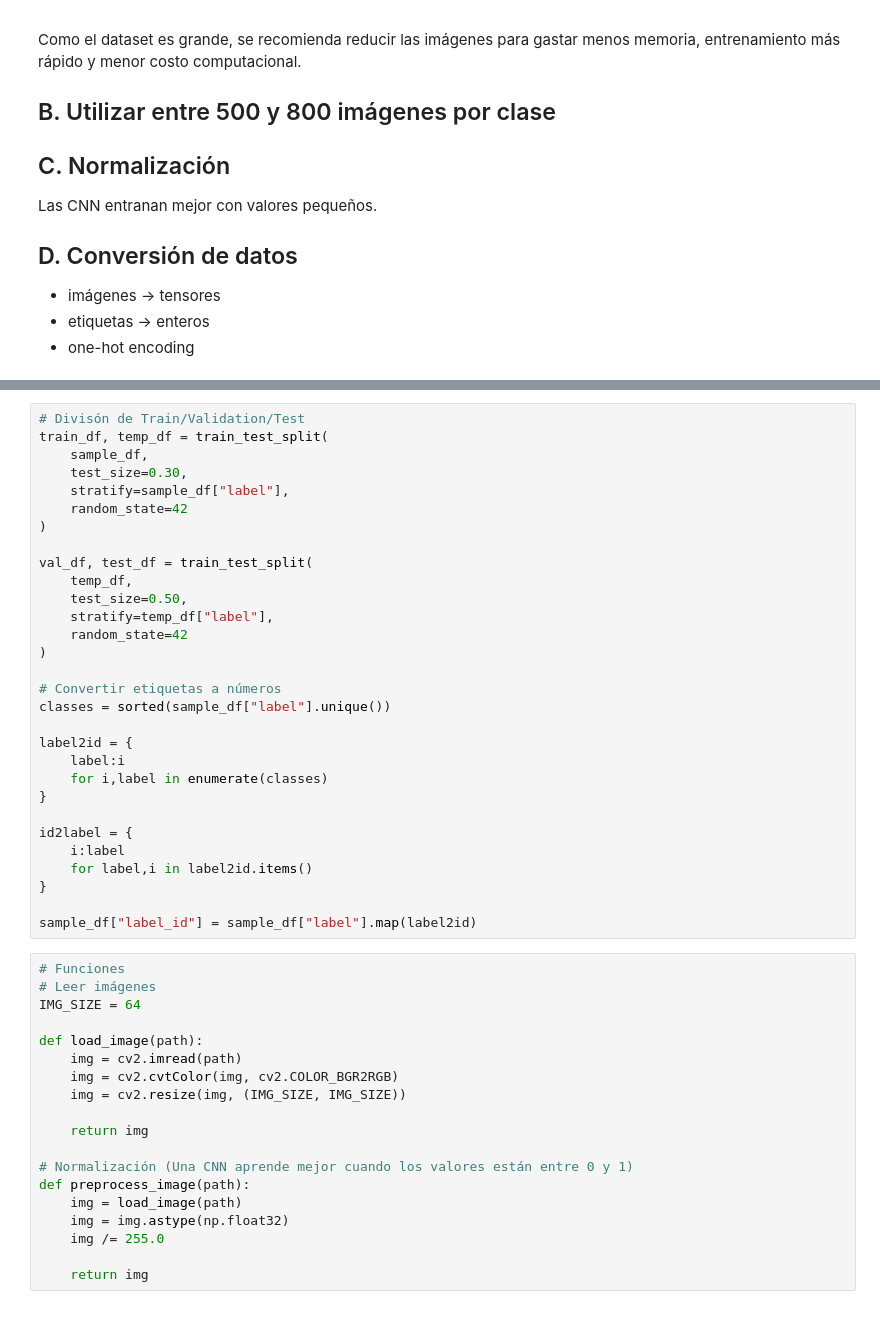
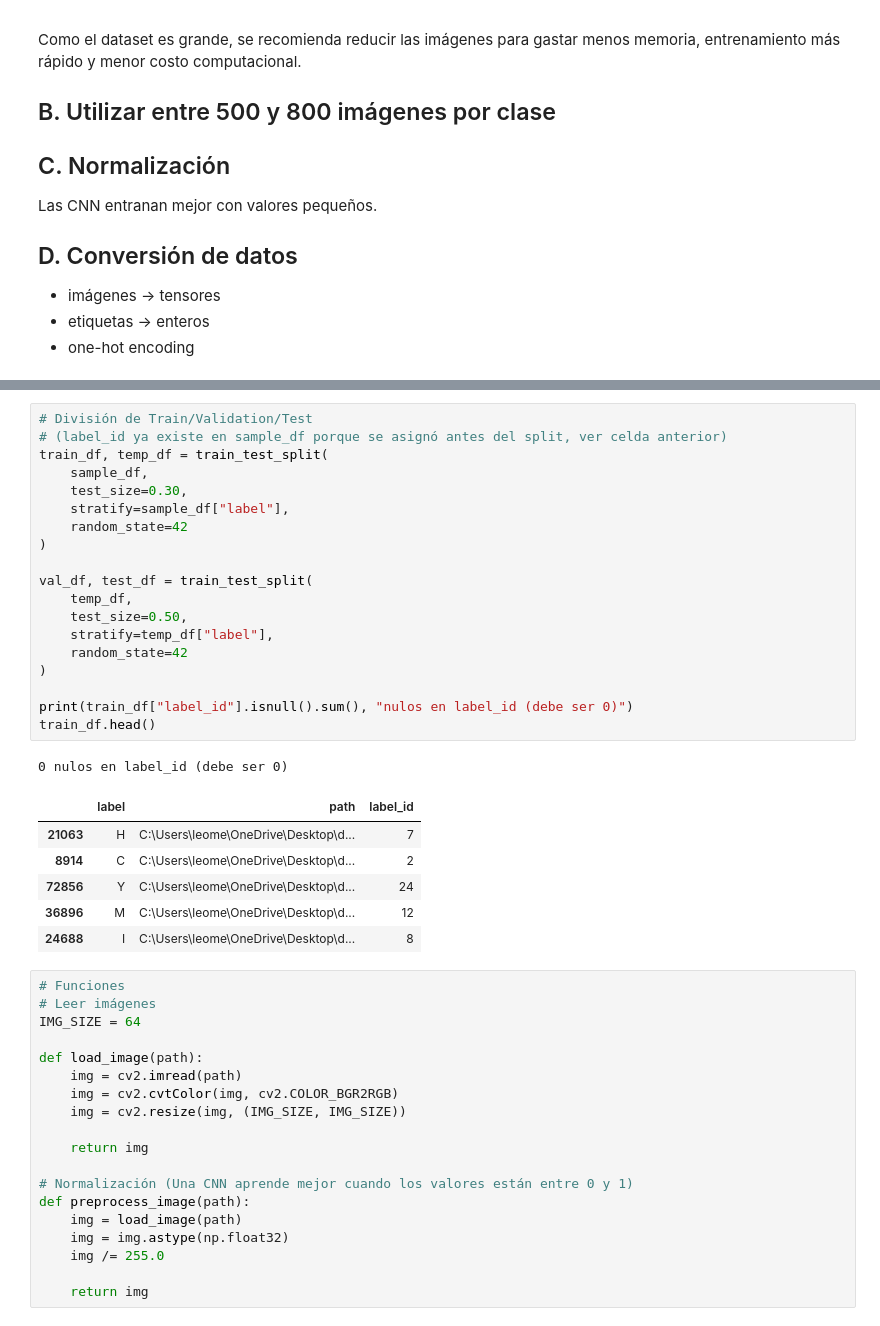
Before and after one commit to tismajo/CC3084-Laboratorio3, a Jupyter notebook: preprocesamiento.ipynb, the cells around one changed output, grey strips where cells are left out. Saved outputs shown, nothing was run; the diff lists cells and outputs as text.

Commit message:
fix(preprocesamiento): asignar label_id antes del split y guardar mapeo de etiquetas

```diff
--- a/preprocesamiento.ipynb
+++ b/preprocesamiento.ipynb
@@ -293,33 +310,30 @@ sample_df.head()
 # %%
-# Divisón de Train/Validation/Test
+# División de Train/Validation/Test
+# (label_id ya existe en sample_df porque se asignó antes del split, ver celda anterior)
 train_df, temp_df = train_test_split(
     sample_df,
     test_size=0.30,
     stratify=sample_df["label"],
     random_state=42
 )
 
 val_df, test_df = train_test_split(
     temp_df,
     test_size=0.50,
     stratify=temp_df["label"],
     random_state=42
 )
 
-# Convertir etiquetas a números
-classes = sorted(sample_df["label"].unique())
-
-label2id = {
-    label:i
-    for i,label in enumerate(classes)
-}
-
-id2label = {
-    i:label
-    for label,i in label2id.items()
-}
-
-sample_df["label_id"] = sample_df["label"].map(label2id)
+print(train_df["label_id"].isnull().sum(), "nulos en label_id (debe ser 0)")
+train_df.head()
+# %% [output]
+0 nulos en label_id (debe ser 0)
+|  | label | path | label_id |
+| 21063 | H | C:\Users\leome\OneDrive\Desktop\d... | 7 |
+| 8914 | C | C:\Users\leome\OneDrive\Desktop\d... | 2 |
+| 72856 | Y | C:\Users\leome\OneDrive\Desktop\d... | 24 |
+| 36896 | M | C:\Users\leome\OneDrive\Desktop\d... | 12 |
+| 24688 | I | C:\Users\leome\OneDrive\Desktop\d... | 8 |
 # %%
 # Funciones
 # Leer imágenes
```
Also changed, not shown: parts of 6 cells of this notebook, 2 other files.
